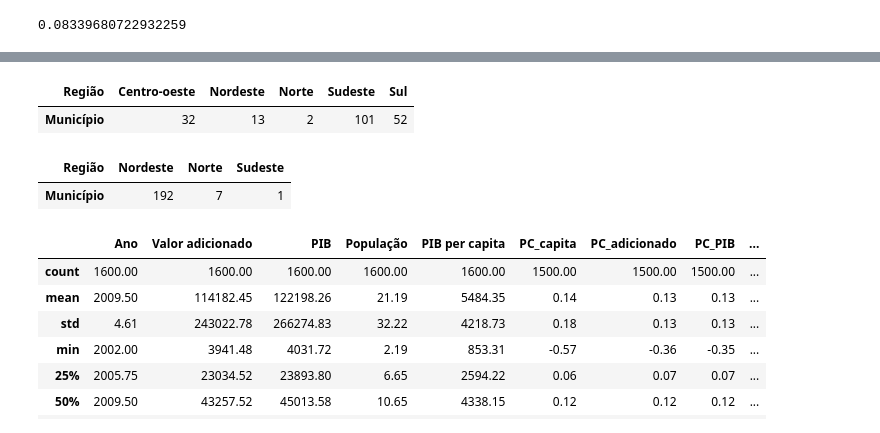
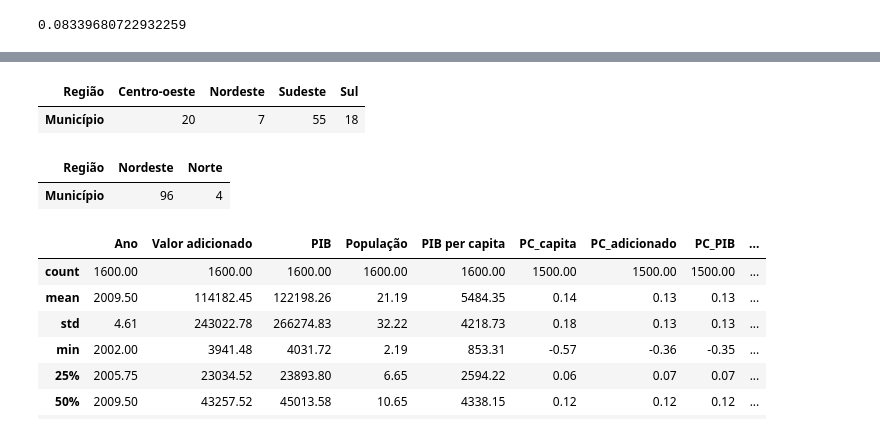
Before and after one commit to danielnrocha/Convergencia_PIB_Municipios, a Jupyter notebook: ConvergenciaMunicipios.ipynb, the cells around one changed output, grey strips where cells are left out. Drawn from its saved outputs; the diff is of its cells as text; code cells hidden in the pictures.

```diff
--- a/ConvergenciaMunicipios.ipynb
+++ b/ConvergenciaMunicipios.ipynb
@@ -424,15 +364,15 @@ Como podemos ver abaixo, 98% das 200 cidades mais pobres em 2002, o início da n
 <font color='green'>
 Desta forma, decidimos coletar a sub-amostra olhando para as 5 cidades mais ricas ou pobres dentro de cada região, de forma a contemplar todas as realidades desse imenso país.</font>
 # %%
-pib_cities_2002.nlargest(200, 'PIB per capita').groupby('Região').count()[['Município']].T
+pib_cities_2002.nlargest(100, 'PIB per capita').groupby('Região').count()[['Município']].T
 # %% [output]
-| Região | Centro-oeste | Nordeste | Norte | Sudeste | Sul |
-| Município | 32 | 13 | 2 | 101 | 52 |
+| Região | Centro-oeste | Nordeste | Sudeste | Sul |
+| Município | 20 | 7 | 55 | 18 |
 # %%
-pib_cities_2002.nsmallest(200, 'PIB per capita').groupby('Região').count()[['Município']].T
+pib_cities_2002.nsmallest(100, 'PIB per capita').groupby('Região').count()[['Município']].T
 # %% [output]
-| Região | Nordeste | Norte | Sudeste |
-| Município | 192 | 7 | 1 |
+| Região | Nordeste | Norte |
+| Município | 96 | 4 |
 # %%
 df_ricas = pd.DataFrame(columns=['Município', 'UF'])
 
```
Also changed, not shown: parts of 26 cells of this notebook.
